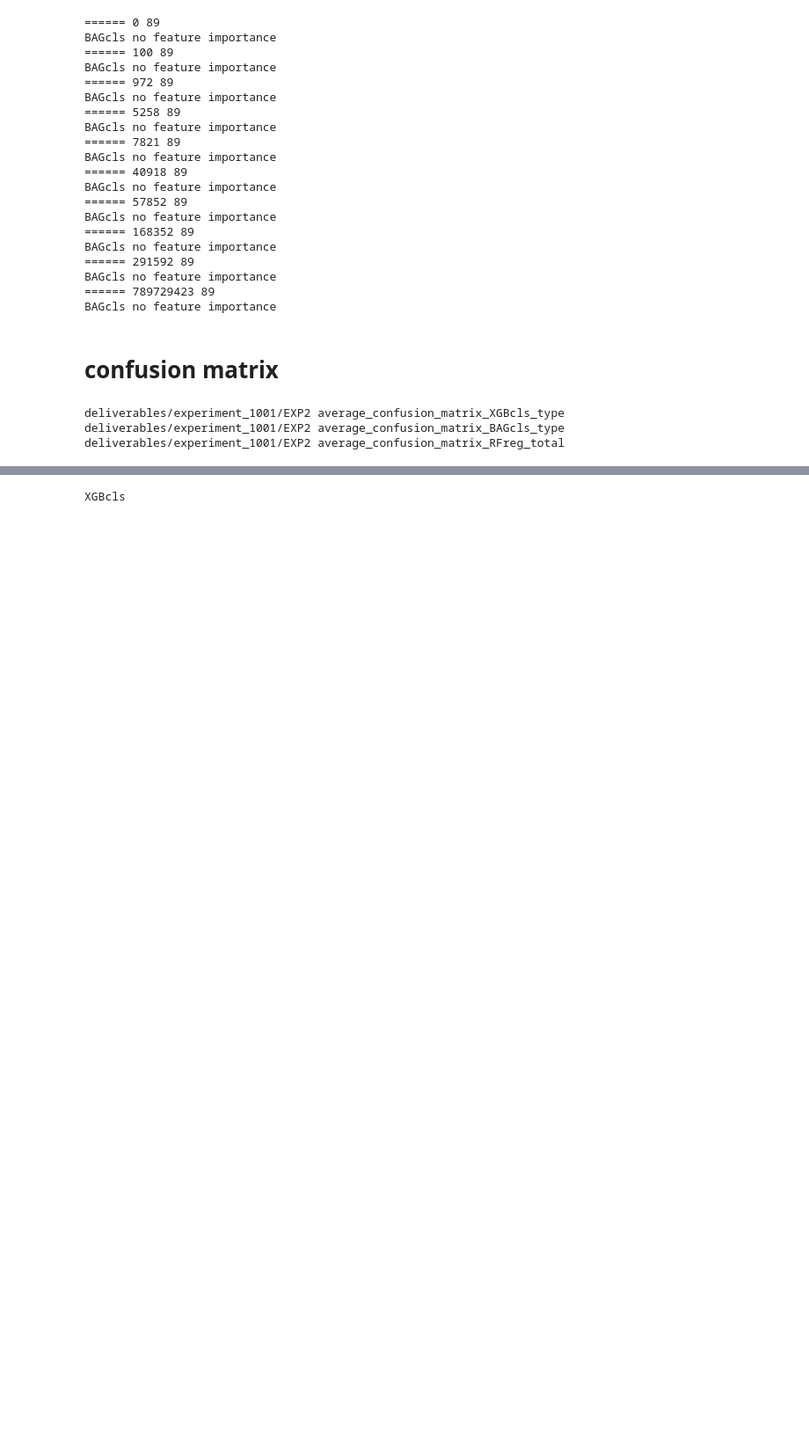
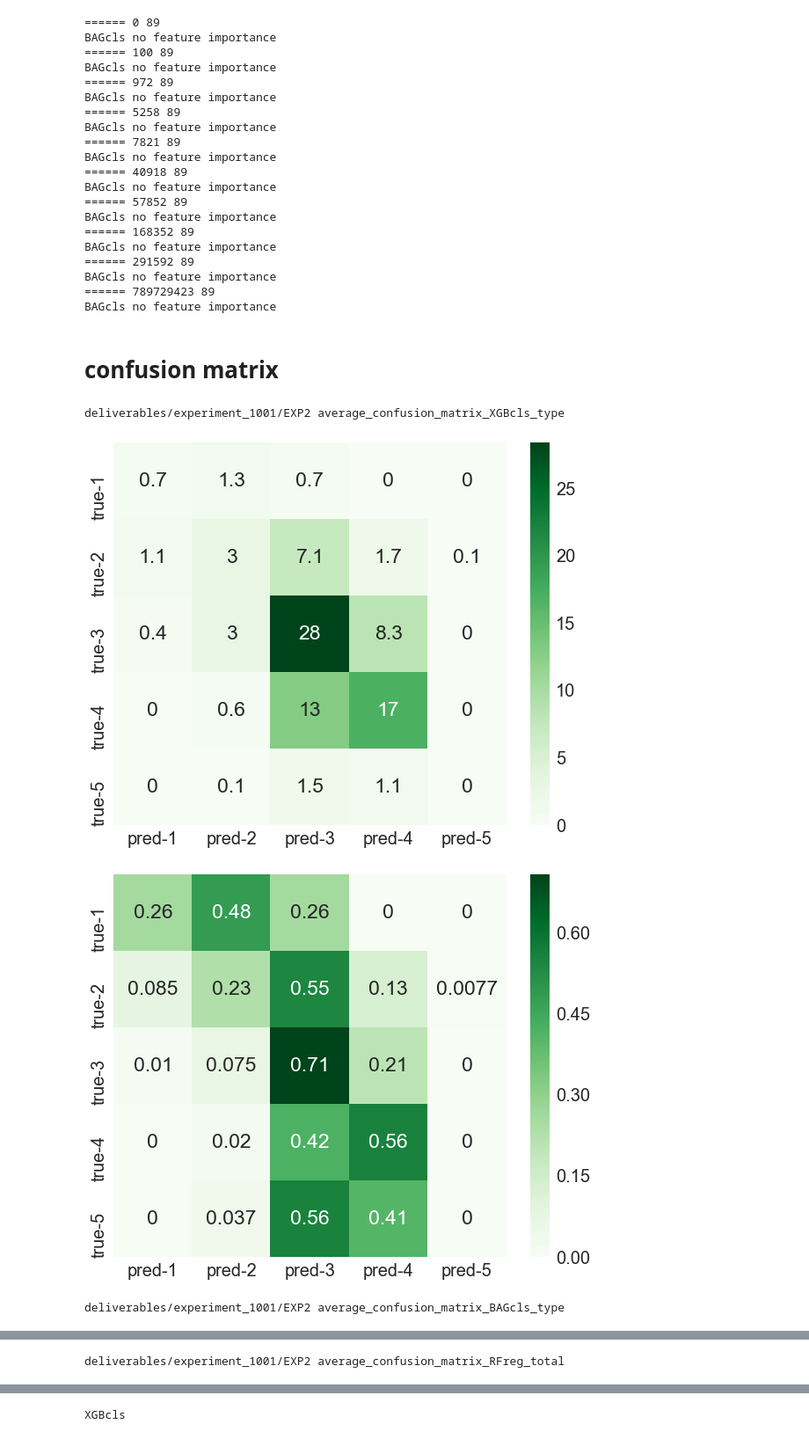
Before and after one commit to JHWu92/cysf_pred, a Jupyter notebook: report EXP2-1001-for diff weight.ipynb, the cells around one changed output, grey strips where cells are left out. Shown: that part at 88% size. Drawn from its saved outputs; the diff is of its cells as text; code cells hidden in the pictures; blank space fills up the shorter version.

Commit message:
clean confusion matrix plotting

```diff
--- a/report EXP2-1001-for diff weight.ipynb
+++ b/report EXP2-1001-for diff weight.ipynb
@@ -74,33 +74,44 @@ BAGcls no feature importance
 import seaborn as sns
 import matplotlib.pyplot as plt
 # %%
-def save_heatmap(df, fn):
+def save_heatmap(df, fn, save_png=False, show_png=True):
     sns.set(font_scale=2)
     ax = sns.heatmap(df, annot=True, cmap='Greens', annot_kws={"size": 23})
     ax.set_xlabel('')
     ax.set_ylabel('')
     fig = ax.get_figure()
     fig.set_size_inches(10,8)
-    fig.savefig('%s.eps' % fn, format='eps', bbox_inches='tight', pad_inches=0.05)
-    fig.savefig('%s.png' % fn, format='png', bbox_inches='tight', pad_inches=0.05)
-#     plt.show()
+    if save_png:
+        fig.savefig('%s.eps' % fn, format='eps', bbox_inches='tight', pad_inches=0.05)
+        fig.savefig('%s.png' % fn, format='png', bbox_inches='tight', pad_inches=0.05)
+    if show_png:
+        plt.show()
     plt.close()
 # %%
+save_csv = False
+save_png=False
+show_png = True
+
 for total_or_not, name in combo:
     total_or_type = {'TOTAL': 'total', 'NO_TOTAL': 'type'}[total_or_not]
     cfsn = sum(cfsns[name])/len(cfsns[name])
     cfsn.index = pd.MultiIndex.from_tuples([('true', x[1]) for x in cfsn.index])
-#     fn = 'deliverables/experiment_1001/EXP2 average_confusion_matrix_%s_%s' % (name, total_or_type)
+    fn = 'deliverables/experiment_1001/EXP2 average_confusion_matrix_%s_%s' % (name, total_or_type)
     print(fn)
-#     cfsn.to_csv('deliverables/experiment_1001/EXP2 average_confusion_matrix_%s_%s.csv' % (name, total_or_type))
-    save_heatmap(cfsn, fn)
+    if save_csv:
+        cfsn.to_csv('deliverables/experiment_1001/EXP2 average_confusion_matrix_%s_%s.csv' % (name, total_or_type))
+
+    save_heatmap(cfsn, fn, save_png=save_png, show_png=show_png)
 
     cfsn_pcnt_per_row = cfsn.apply(lambda x: x / x.sum(), axis=1)
     fn = 'deliverables/experiment_1001/EXP2 average_confusion_matrix_as_pcnt_per_row_%s_%s' % (name, total_or_type)
-#     cfsn_pcnt_per_row.to_csv('deliverables/experiment_1001/EXP2 average_confusion_matrix_as_pcnt_per_row_%s_%s.csv' % (name, total_or_type))
-    save_heatmap(cfsn_pcnt_per_row, fn)
+    if save_csv:
+        cfsn_pcnt_per_row.to_csv('deliverables/experiment_1001/EXP2 average_confusion_matrix_as_pcnt_per_row_%s_%s.csv' % (name, total_or_type))
+
+    save_heatmap(cfsn_pcnt_per_row, fn, save_png=save_png, show_png=show_png)
 #     break
 # %% [output]
 deliverables/experiment_1001/EXP2 average_confusion_matrix_XGBcls_type
-deliverables/experiment_1001/EXP2 average_confusion_matrix_BAGcls_type
-deliverables/experiment_1001/EXP2 average_confusion_matrix_RFreg_total
+[figure, added]
+[figure, added]
+deliverables/experiment_1001/EXP2 average_confusion_matrix_BAGcls_type
@@ -106,0 +120 @@ deliverables/experiment_1001/EXP2 average_confusion_matrix_RFreg_total
+deliverables/experiment_1001/EXP2 average_confusion_matrix_RFreg_total
```
Also changed, not shown: parts of 1 cell of this notebook.
